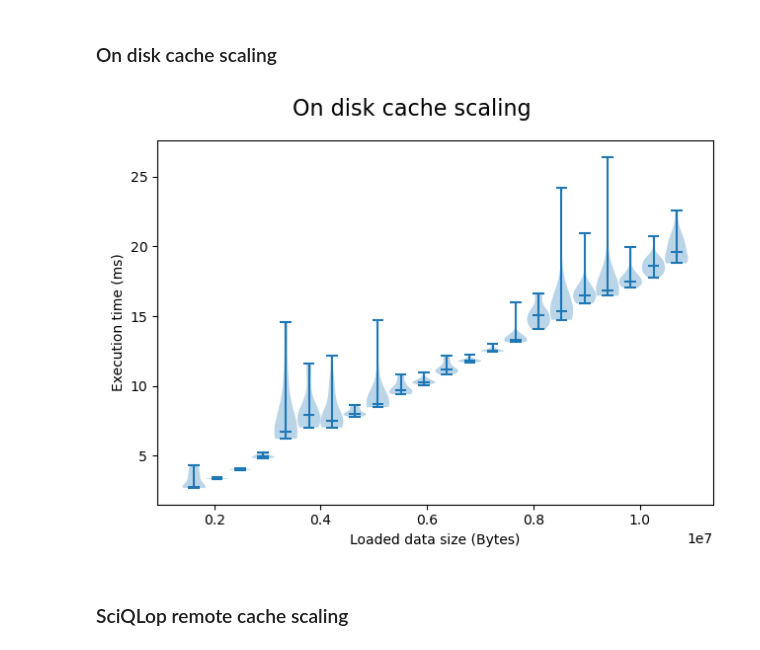
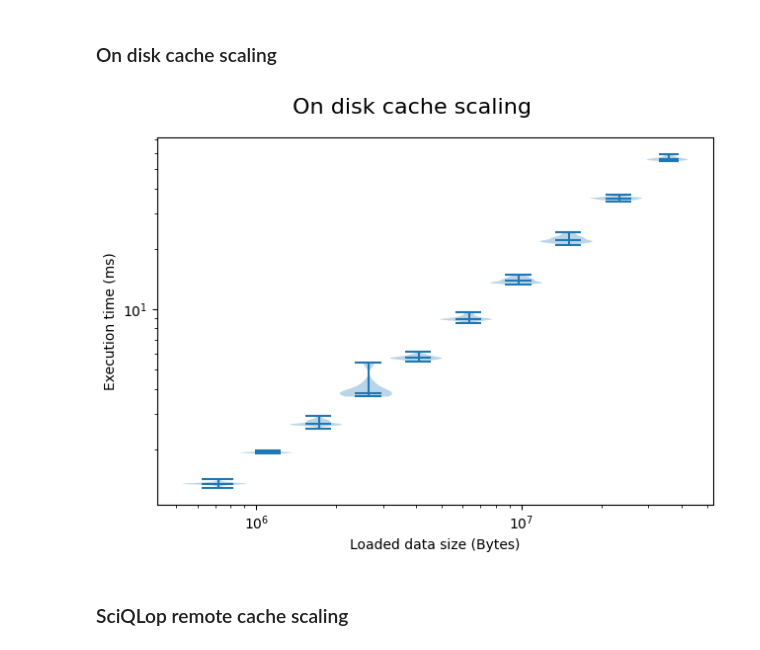
Before and after one commit to SciQLop/speasy, a Jupyter notebook: docs/examples/Caches.ipynb, the cells around one changed output. Cells and saved outputs as stored; diff of their text form; code cells hidden in the pictures.

```diff
--- a/docs/examples/Caches.ipynb
+++ b/docs/examples/Caches.ipynb
@@ -75,28 +86,33 @@ plt.show()
 # %% [markdown]
 ### On disk cache scaling
 # %%
-start_time = datetime(2016,6,2)
+start_time = datetime(2016, 6, 2)
+
+
 def scaling_point(delta):
-    stop_time=start_time+timedelta(hours=delta)
+    stop_time = start_time + timedelta(hours=delta)
     data = spz.get_data(amda_tree.Parameters.ACE.MFI.ace_imf_all.imf, start_time, stop_time)
-    capacity = data.data.nbytes
-    t=times(spz.get_data, amda_tree.Parameters.ACE.MFI.ace_imf_all.imf, start_time, stop_time, n=20)
-    return capacity,t
+    capacity = data.nbytes
+    t = best_90_percent(times(spz.get_data, amda_tree.Parameters.ACE.MFI.ace_imf_all.imf, start_time, stop_time, n=200))
+    return capacity, t
 
-deltas=range(300,2000,80)
+
+deltas = np.logspace(np.log10(100), np.log10(5000), num=10)
 values = [scaling_point(delta) for delta in deltas]
+
+
+fig, ax = plt.subplots()
+stats = [t for c, t in values]
+capacities = np.array([c for c, t in values])
+ax.violinplot(stats, positions=capacities, widths=np.gradient(capacities), showmeans=False, showmedians=True)
+ax.set_ylabel('Execution time (ms)')
+ax.set_xlabel('Loaded data size (Bytes)')
+fig.suptitle('On disk cache scaling', fontsize=16)
+plt.tight_layout()
+plt.loglog()
+plt.show()
+# %% [output]
+[figure, added]
-# %%
-fig, ax = plt.subplots()
-stats = [t for c,t in values]
-capacities = np.array([c for c,t in values])
-ax.violinplot(stats,positions=capacities,widths=np.gradient(capacities), showmeans=False, showmedians=True)
-ax.set_ylabel('Execution time (ms)')
-ax.set_xlabel('Loaded data size (Bytes)')
-fig.suptitle('On disk cache scaling', fontsize=16)
-plt.tight_layout()
-plt.show()
-# %% [output]
-[figure, removed]
 # %% [markdown]
 ### SciQLop remote cache scaling
 # %%
```
Also changed, not shown: parts of 7 cells of this notebook, 13 other files.
